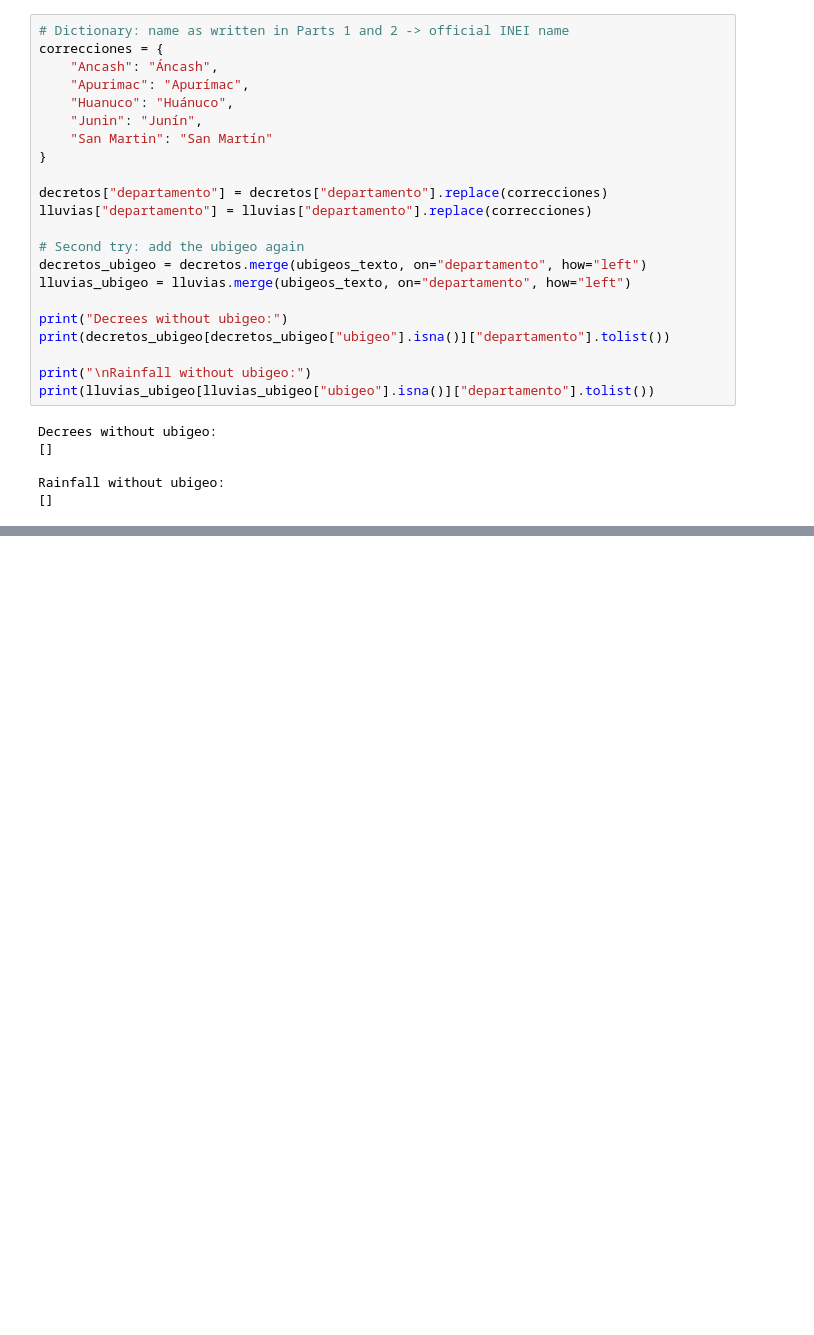
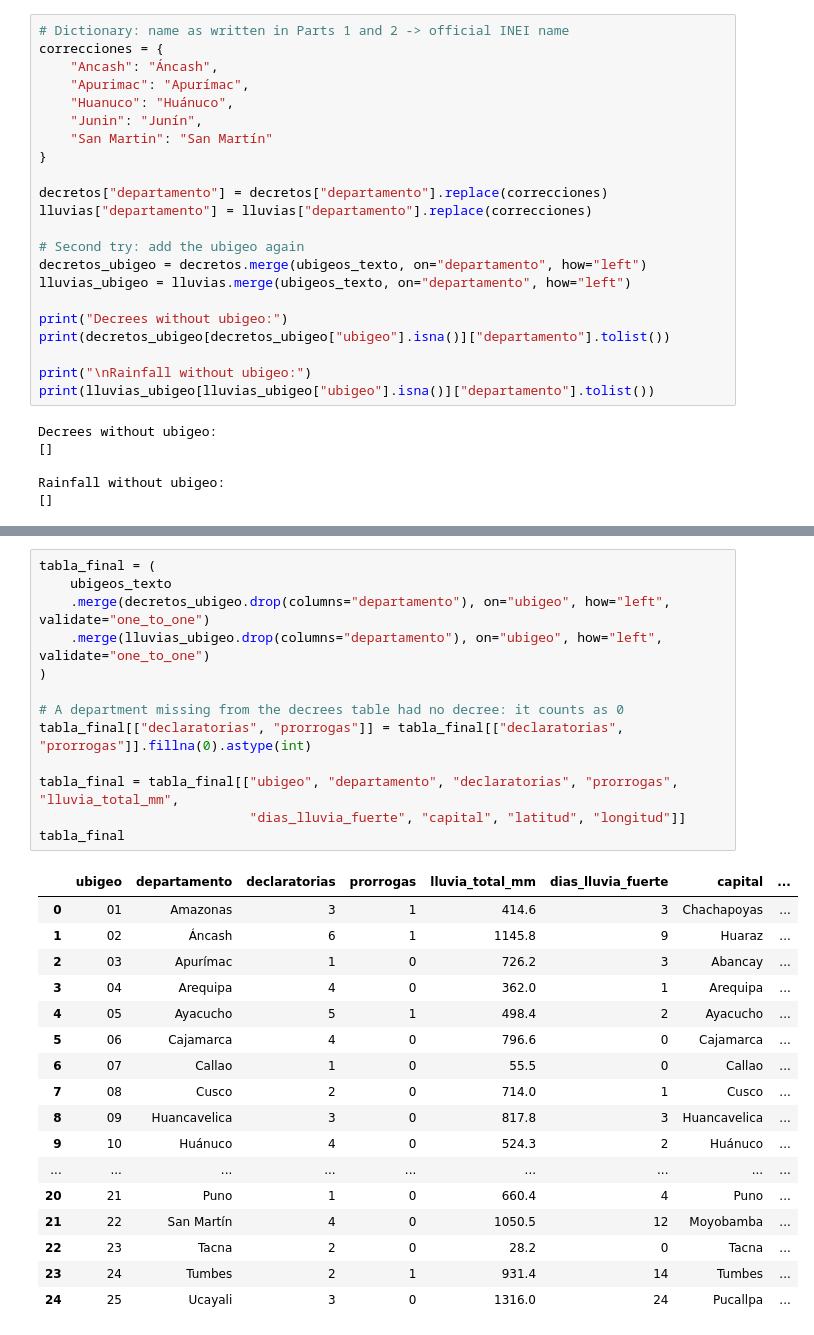
Before and after one commit to rodnm/Python-G2, a Jupyter notebook: assignment_2/03_merge_analysis.ipynb, the cells around one changed output, grey strips where cells are left out. Cells and saved outputs as stored; diff of their text form; blank space fills up the shorter version.

Commit message:
Part 3: merge by ubigeo, final table, charts and analysis answers

```diff
--- a/assignment_2/03_merge_analysis.ipynb
+++ b/assignment_2/03_merge_analysis.ipynb
@@ -174,0 +181,31 @@ Rainfall without ubigeo:
+# %%
+tabla_final = (
+    ubigeos_texto
+    .merge(decretos_ubigeo.drop(columns="departamento"), on="ubigeo", how="left", validate="one_to_one")
+    .merge(lluvias_ubigeo.drop(columns="departamento"), on="ubigeo", how="left", validate="one_to_one")
+)
+
+# A department missing from the decrees table had no decree: it counts as 0
+tabla_final[["declaratorias", "prorrogas"]] = tabla_final[["declaratorias", "prorrogas"]].fillna(0).astype(int)
+
+tabla_final = tabla_final[["ubigeo", "departamento", "declaratorias", "prorrogas", "lluvia_total_mm",
+                           "dias_lluvia_fuerte", "capital", "latitud", "longitud"]]
+tabla_final
+# %% [output]
+|  | ubigeo | departamento | declaratorias | prorrogas | lluvia_total_mm | dias_lluvia_fuerte | capital | ... |
+| 0 | 01 | Amazonas | 3 | 1 | 414.6 | 3 | Chachapoyas | ... |
+| 1 | 02 | Áncash | 6 | 1 | 1145.8 | 9 | Huaraz | ... |
+| 2 | 03 | Apurímac | 1 | 0 | 726.2 | 3 | Abancay | ... |
+| 3 | 04 | Arequipa | 4 | 0 | 362.0 | 1 | Arequipa | ... |
+| 4 | 05 | Ayacucho | 5 | 1 | 498.4 | 2 | Ayacucho | ... |
+| 5 | 06 | Cajamarca | 4 | 0 | 796.6 | 0 | Cajamarca | ... |
+| 6 | 07 | Callao | 1 | 0 | 55.5 | 0 | Callao | ... |
+| 7 | 08 | Cusco | 2 | 0 | 714.0 | 1 | Cusco | ... |
+| 8 | 09 | Huancavelica | 3 | 0 | 817.8 | 3 | Huancavelica | ... |
+| 9 | 10 | Huánuco | 4 | 0 | 524.3 | 2 | Huánuco | ... |
+| ... | ... | ... | ... | ... | ... | ... | ... | ... |
+| 20 | 21 | Puno | 1 | 0 | 660.4 | 4 | Puno | ... |
+| 21 | 22 | San Martín | 4 | 0 | 1050.5 | 12 | Moyobamba | ... |
+| 22 | 23 | Tacna | 2 | 0 | 28.2 | 0 | Tacna | ... |
+| 23 | 24 | Tumbes | 2 | 1 | 931.4 | 14 | Tumbes | ... |
+| 24 | 25 | Ucayali | 3 | 0 | 1316.0 | 24 | Pucallpa | ... |
```
Also changed, not shown: parts of 17 cells of this notebook, 1 other file.
